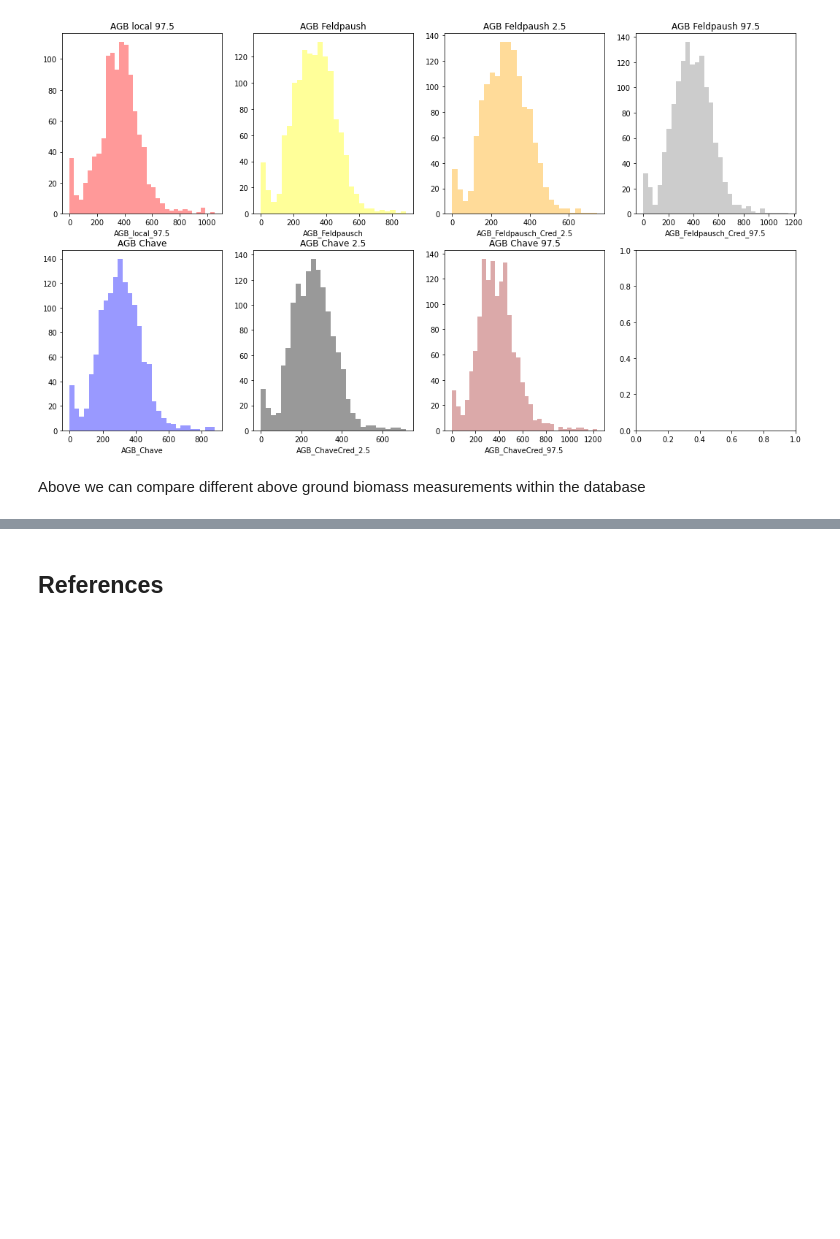
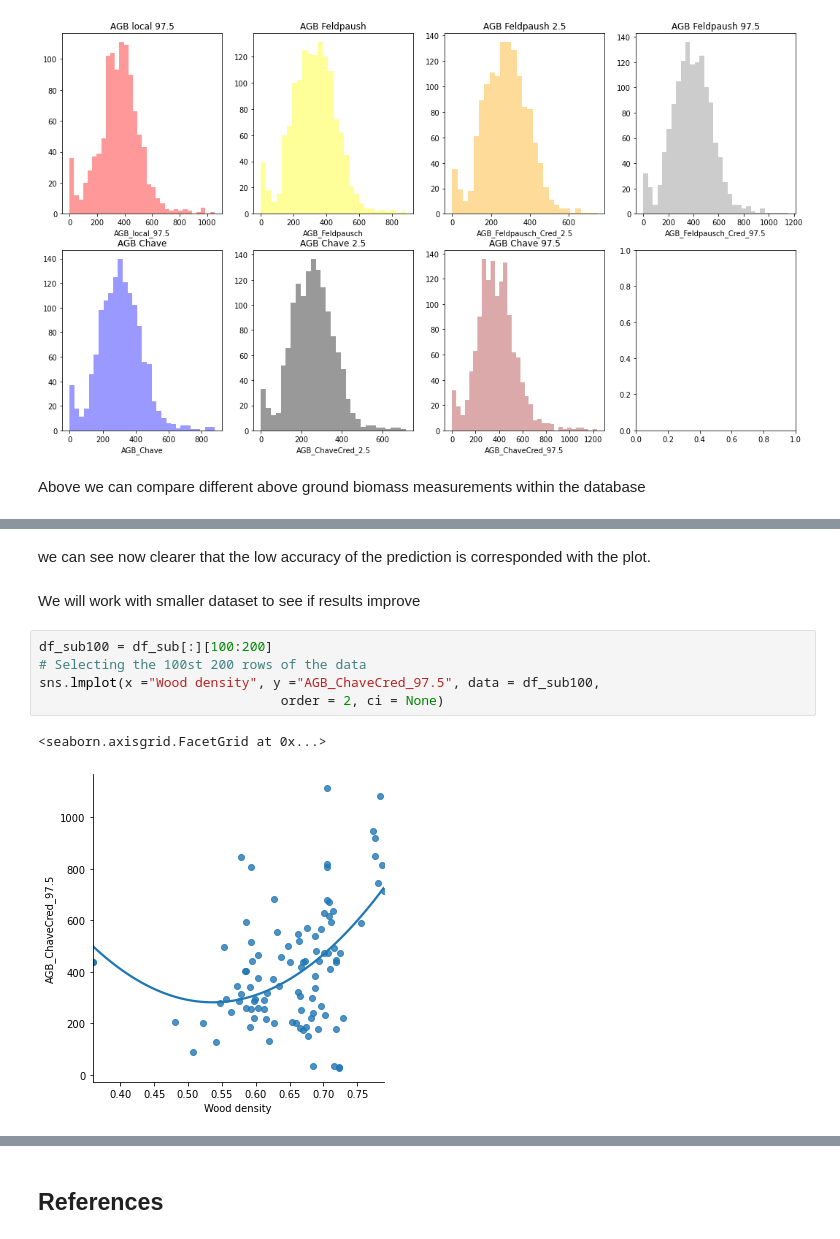
Before and after one commit to Manuferu/Machine_Learning_and_Stats, a Jupyter notebook: scikit-learn.ipynb, the cells around one changed output, grey strips where cells are left out. Cells and saved outputs as stored; diff of their text form; blank space fills up the shorter version.

```diff
--- a/scikit-learn.ipynb
+++ b/scikit-learn.ipynb
@@ -206,0 +319,12 @@ Above we can compare different above ground biomass measurements within the data
+# %% [markdown]
+we can see now clearer that the low accuracy of the prediction is corresponded with the plot.
+# %% [markdown]
+We will work with smaller dataset to see if results improve
+# %%
+df_sub100 = df_sub[:][100:200]
+# Selecting the 100st 200 rows of the data
+sns.lmplot(x ="Wood density", y ="AGB_ChaveCred_97.5", data = df_sub100,
+                               order = 2, ci = None)
+# %% [output]
+<seaborn.axisgrid.FacetGrid at 0x...>
+[figure, added]
```
Also changed, not shown: parts of 41 cells of this notebook.
